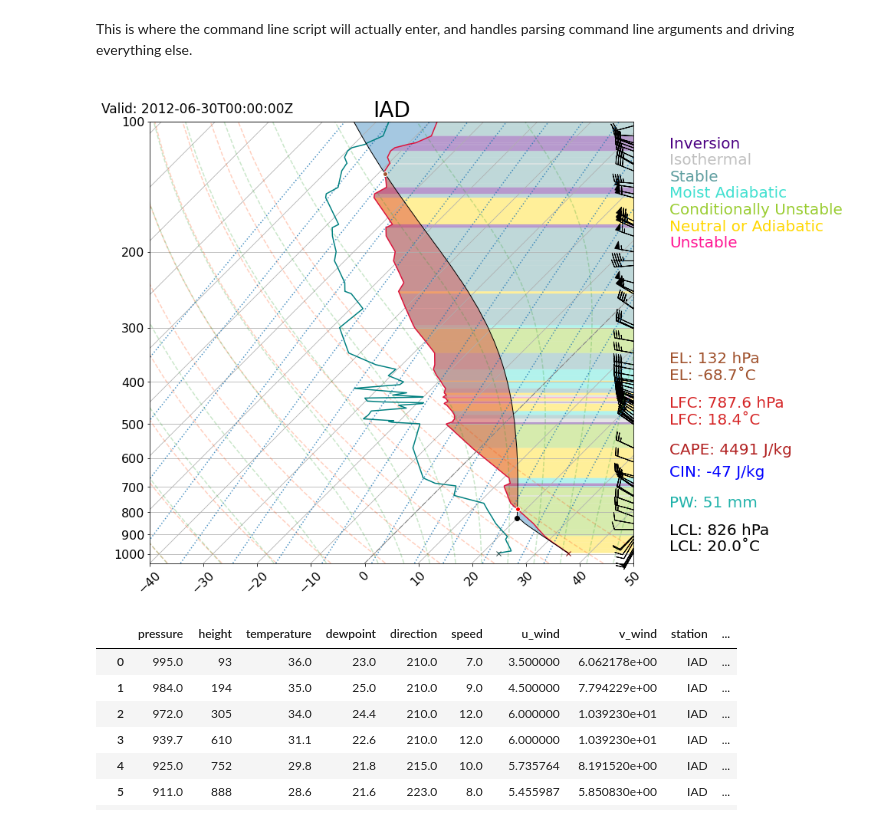
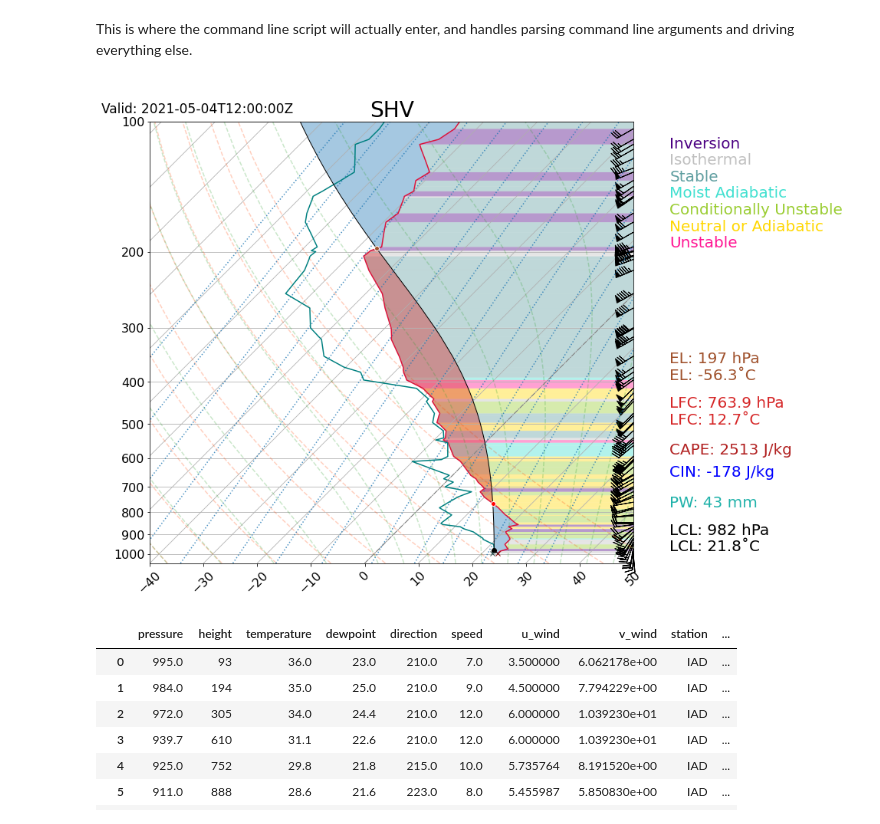
Before and after one commit to pdirmeyer/Python_gizmos, a Jupyter notebook: Soundings/Sounding_Plotter.ipynb, the cells around one changed output. Saved outputs shown, nothing was run; the diff lists cells and outputs as text; code cells hidden in the pictures.

```diff
--- a/Soundings/Sounding_Plotter.ipynb
+++ b/Soundings/Sounding_Plotter.ipynb
@@ -18,34 +18,35 @@ command line arguments and driving everything else.
 # %%
 s_site = 'IAD'; s_time = '2021113012' # Most recent
 s_site = 'IAD'; s_time = '2021070700' # Thunderstorms
-s_site = 'IAD'; s_time = '2021102600' # Heavy large-scale rain
+#s_site = 'IAD'; s_time = '2021102600' # Heavy large-scale rain
 #s_site = 'IAD'; s_time = '2020102212' # Morning fog, radiative inversion
 #s_site = 'IAD'; s_time = '1983082100' # Record high temperature at Dulles 104˚F, 40˚C
 #s_site = 'VEF'; s_time = '2020073100' # Record heat in the Southwest
 #s_site = 'IAD'; s_time = '1984012212' # Record low temperature at Dulles -18˚F, -28˚C
 #s_site = 'IAD'; s_time = '2010020600' # Smowmageddon 2010
 #s_site = 'WMW'; s_time = '1998010600' # Quebec ice storm 1998
 #s_site = 'CHS'; s_time = '1989092200' # Hurricane Hugo
-s_site = 'BMX'; s_time = '2011042800' # 2011 tornado super-outbreak - Alabama
+#s_site = 'BMX'; s_time = '2011042800' # 2011 tornado super-outbreak - Alabama
 #s_site = 'FFC'; s_time = '2011042800' # 2011 tornado super-outbreak - Georgia
 #s_site = 'UIL'; s_time = '1998121512' # Extremely stable profile
-s_site = 'DVN'; s_time = '2012062900' # Derecho of 2012
-s_site = 'IAD'; s_time = '2012063000' # Derecho of 2012
+#s_site = 'DVN'; s_time = '2012062900' # Derecho of 2012
+#s_site = 'IAD'; s_time = '2012063000' # Derecho of 2012
 
 # From the textbook "A First Course in Atmospheric Thermodynamics" by G. W. Petty:
 #s_site = 'AMA'; s_time = '2007042318' # Amarillo
 #s_site = 'VBG'; s_time = '2007113012' # Vandenberg
 #s_site = 'TOP'; s_time = '2008052600' # Topeka during 22-31 May 2008 tornado sequence
 #s_site = 'ILX'; s_time = '2008080500' # Derecho day
 
+s_site = 'SHV'; s_time = '2021050412' #
 
 # Request the data and plot
 request_time = datetime.strptime(s_time, '%Y%m%d%H')
 sounding_df = WyomingUpperAir.request_data(request_time, s_site)
 
 skewt = sp.plot_skewt(sounding_df,output_pdf=False,output_display=True)
 # %% [output]
-[figure, old version]
+[figure, new version]
 # %%
 pd.set_option('display.max_rows', None)
 sounding_df
```
Also changed, not shown: 2 other files.
